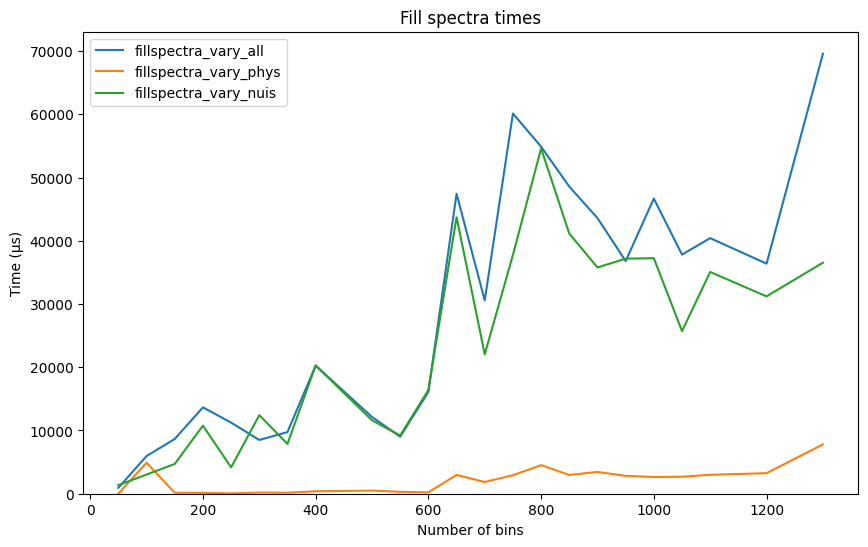
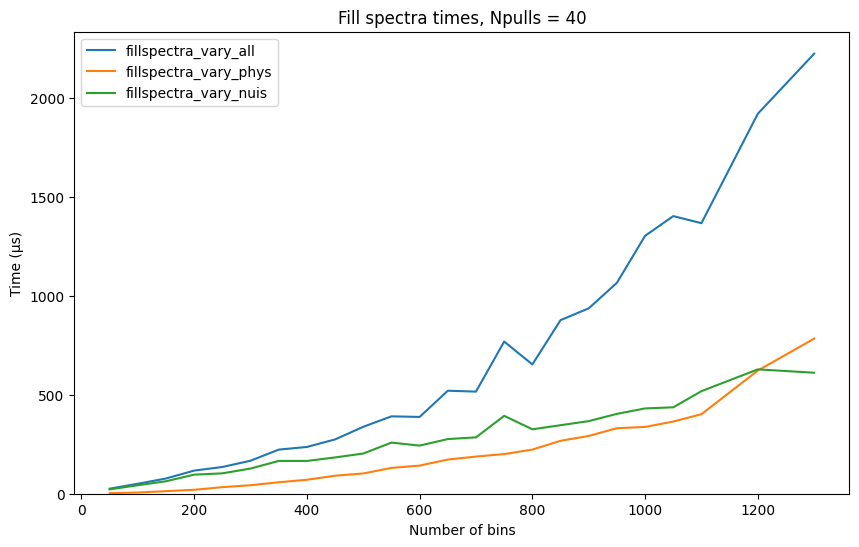
The change to this notebook cell's code, shown as a diff; its figure went from the first image to the second:
--- before
+++ after
@@ -6,8 +6,9 @@
 if PARAM_PULL:
     plt.xlabel('Number of bins')
+    plt.title('Fill spectra times, Npulls = ' + str(CONST))
 else:
     plt.xlabel('Number of pulls')
+    plt.title('Fill spectra times, Nbins = ' + str(CONST))
 plt.ylabel('Time (μs)')
-plt.title('Fill spectra times')
 plt.ylim(0,)
 plt.show()

Commit: Rerun with better server usage